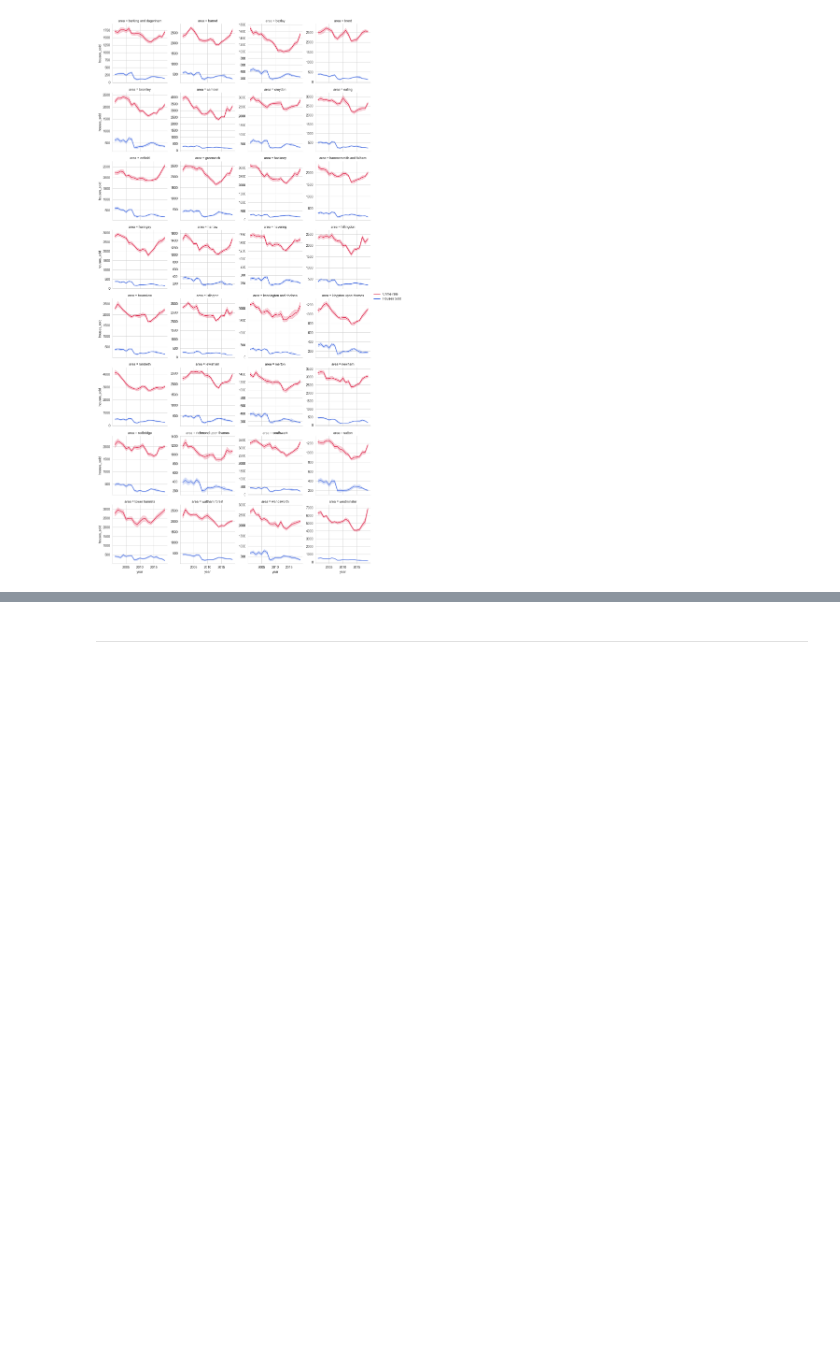
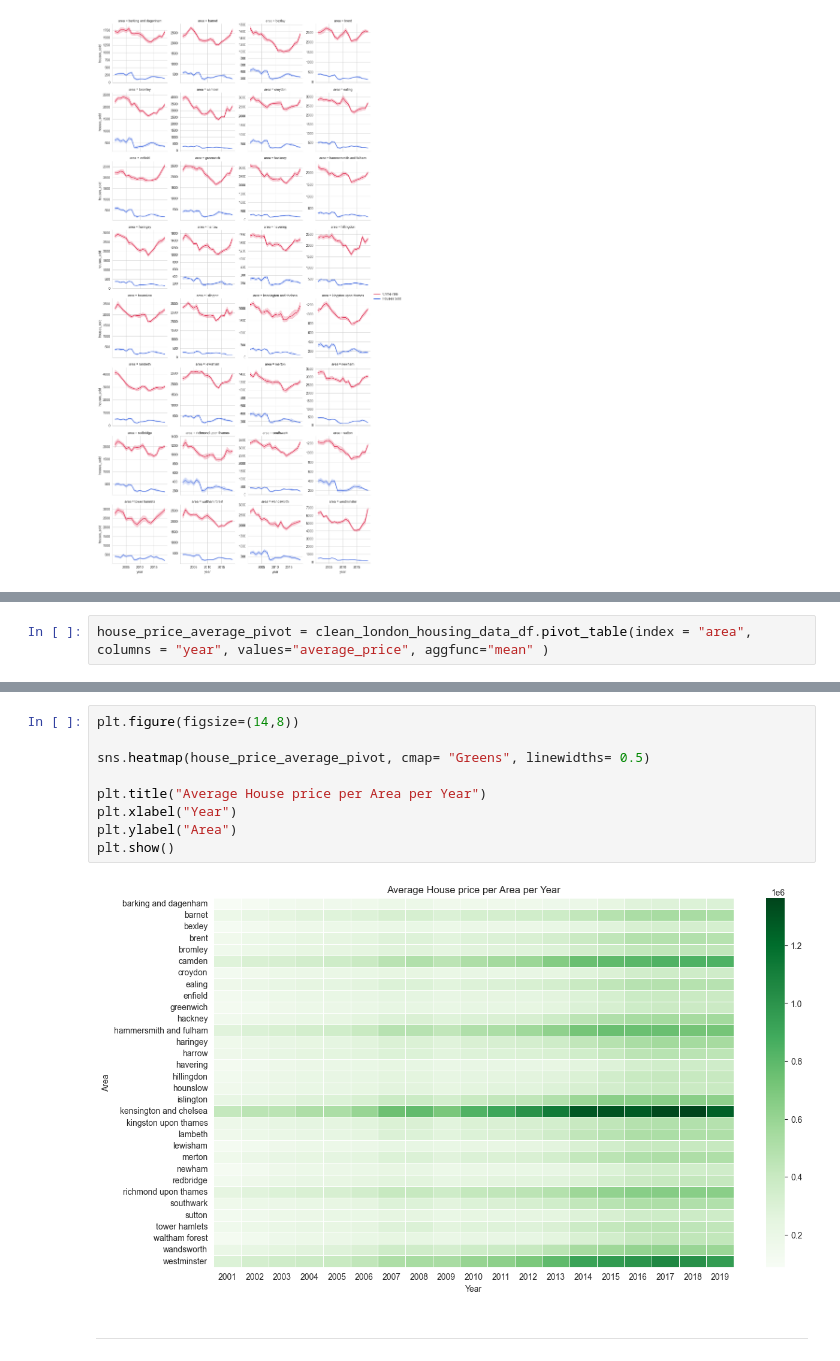
Before and after one commit to naqashb7/london_housing_analysis_project, a Jupyter notebook: jupyter_notebooks/Visualisations.ipynb, the cells around one changed output, grey strips where cells are left out. Saved outputs shown, nothing was run; the diff lists cells and outputs as text; blank space fills up the shorter version.

```diff
--- a/jupyter_notebooks/Visualisations.ipynb
+++ b/jupyter_notebooks/Visualisations.ipynb
@@ -142,0 +149,2 @@ borough_scatter =
+# %%
+house_price_average_pivot = clean_london_housing_data_df.pivot_table(index = "area", columns = "year", values="average_price", aggfunc="mean" )
@@ -143,3 +175,14 @@ borough_scatter =
+# %%
+plt.figure(figsize=(14,8))
+
+sns.heatmap(house_price_average_pivot, cmap= "Greens", linewidths= 0.5)
+
+plt.title("Average House price per Area per Year")
+plt.xlabel("Year")
+plt.ylabel("Area")
+plt.show()
+# %% [output]
+[figure, added]
 # %% [markdown]
 ---
 # %% [markdown]
```
Also changed, not shown: parts of 8 cells of this notebook.
